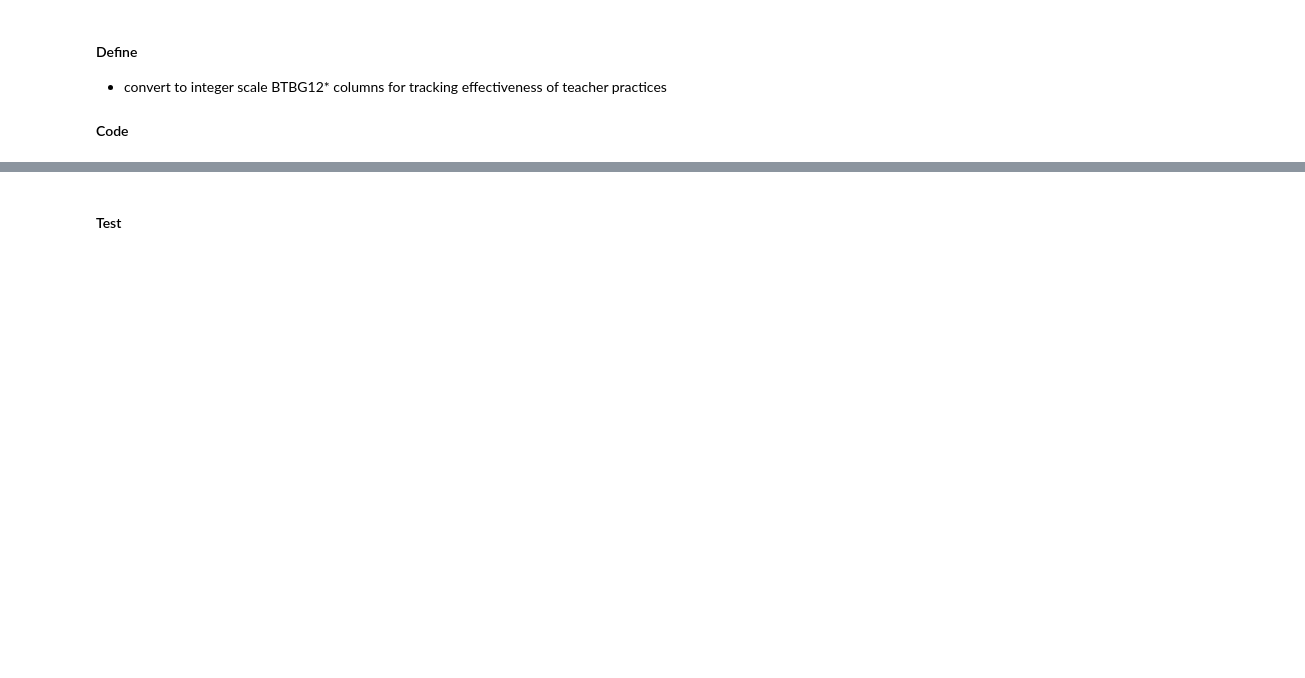
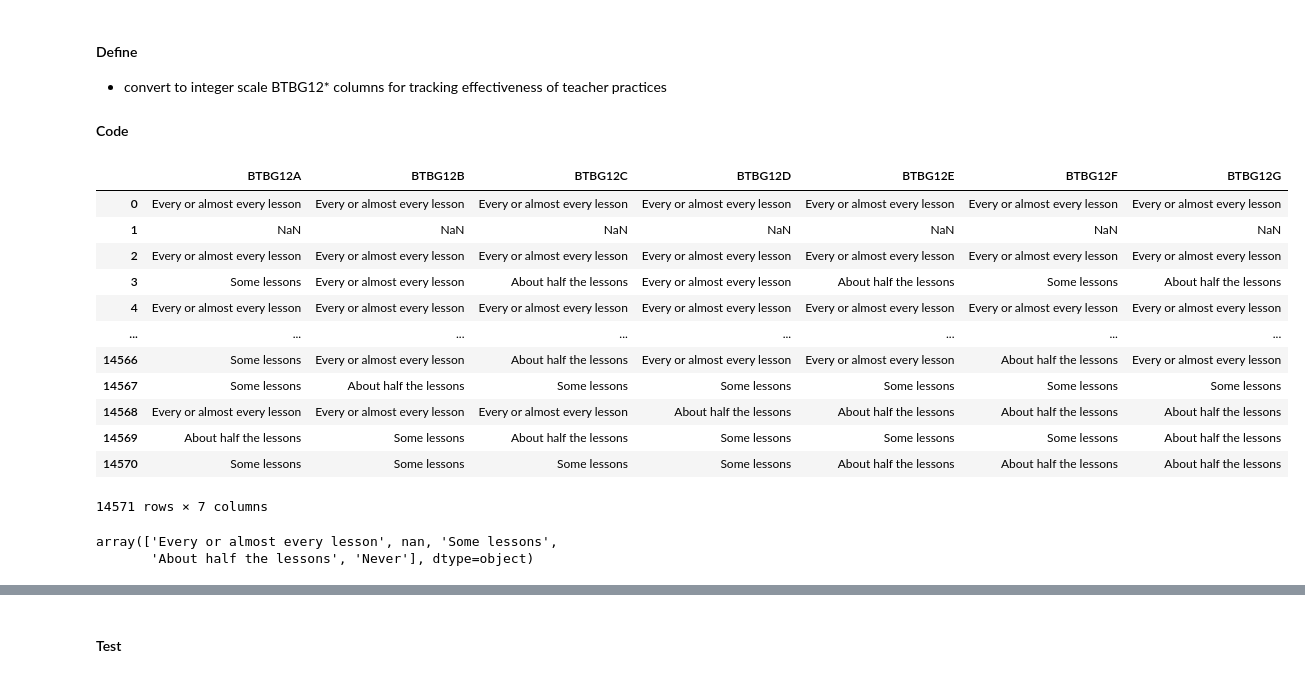
Before and after one commit to sjhaluck/TIMSS-Data-Science, a Jupyter notebook: TIMSS Exploration.ipynb, the cells around one changed output, grey strips where cells are left out. Saved outputs shown, nothing was run; the diff lists cells and outputs as text; code cells hidden in the pictures; blank space fills up the shorter version.

```diff
--- a/TIMSS Exploration.ipynb
+++ b/TIMSS Exploration.ipynb
@@ -1820,5 +1824,7 @@ math_teach_codes.loc[[col for col in math_teach.columns if 'BTBG05' in col]]
 | BTBG05G | GEN\MAJOR AREA OF STUDY\EDU SCIENCE |
 | BTBG05H | GEN\MAJOR AREA OF STUDY\EDU GENERAL |
 | BTBG05I | GEN\MAJOR AREA OF STUDY\OTHER |
+# %%
+math_teach.drop(columns=[col for col in math_teach.columns if 'BTBG05' in col],inplace=True)
 # %% [markdown]
 #### Test
@@ -1856,3 +1888,18 @@ math_teach_codes.loc[[col for col in math_teach.columns if 'BTBG09' in col]]
 | BTBG09F | GEN\AGREEMENT\TOO MUCH PRESSURE |
 | BTBG09G | GEN\AGREEMENT\CHANGES IN CURRICULUM |
 | BTBG09H | GEN\AGREEMENT\TOO MANY ADMINISTRA... |
+# %%
+teach_prob_map = {'BTBG09A':'prob_class_size',
+                 'BTBG09B':'prob_much_material',
+                 'BTBG09C':'prob_much_time',
+                 'BTBG09D':'prob_need_prep',
+                 'BTBG09E':'prob_need_class_time',
+                 'BTBG09F':'prob_much_pressure',
+                 'BTBG09G':'prob_change_material',
+                 'BTBG09H':'prob_admin_tasks'}
+# %%
+def agreement_int(val):
+    try:
+        return ['Disagree a lot','Disagree a little','Agree a little','Agree a lot'].index(val)
+    except:
+        return np.nan
@@ -1863,3 +1935,24 @@ math_teach_codes.loc[[col for col in math_teach.columns if 'BTBG09' in col]]
 * convert to integer scale BTBG12* columns for tracking effectiveness of teacher practices
 
 #### Code
+# %%
+math_teach.loc[:,[col for col in math_teach.columns if 'BTBG12' in col]]
+# %% [output]
+|  | BTBG12A | BTBG12B | BTBG12C | BTBG12D | BTBG12E | BTBG12F | BTBG12G |
+| 0 | Every or almost every lesson | Every or almost every lesson | Every or almost every lesson | Every or almost every lesson | Every or almost every lesson | Every or almost every lesson | Every or almost every lesson |
+| 1 | NaN | NaN | NaN | NaN | NaN | NaN | NaN |
+| 2 | Every or almost every lesson | Every or almost every lesson | Every or almost every lesson | Every or almost every lesson | Every or almost every lesson | Every or almost every lesson | Every or almost every lesson |
+| 3 | Some lessons | Every or almost every lesson | About half the lessons | Every or almost every lesson | About half the lessons | Some lessons | About half the lessons |
+| 4 | Every or almost every lesson | Every or almost every lesson | Every or almost every lesson | Every or almost every lesson | Every or almost every lesson | Every or almost every lesson | Every or almost every lesson |
+| ... | ... | ... | ... | ... | ... | ... | ... |
+| 14566 | Some lessons | Every or almost every lesson | About half the lessons | Every or almost every lesson | Every or almost every lesson | About half the lessons | Every or almost every lesson |
+| 14567 | Some lessons | About half the lessons | Some lessons | Some lessons | Some lessons | Some lessons | Some lessons |
+| 14568 | Every or almost every lesson | Every or almost every lesson | Every or almost every lesson | About half the lessons | About half the lessons | About half the lessons | About half the lessons |
+| 14569 | About half the lessons | Some lessons | About half the lessons | Some lessons | Some lessons | Some lessons | About half the lessons |
+| 14570 | Some lessons | Some lessons | Some lessons | Some lessons | About half the lessons | About half the lessons | About half the lessons |
+14571 rows × 7 columns
+# %%
+math_teach['BTBG12A'].unique()
+# %% [output]
+array(['Every or almost every lesson', nan, 'Some lessons',
+       'About half the lessons', 'Never'], dtype=object)
```
Also changed, not shown: parts of 22 cells of this notebook.
